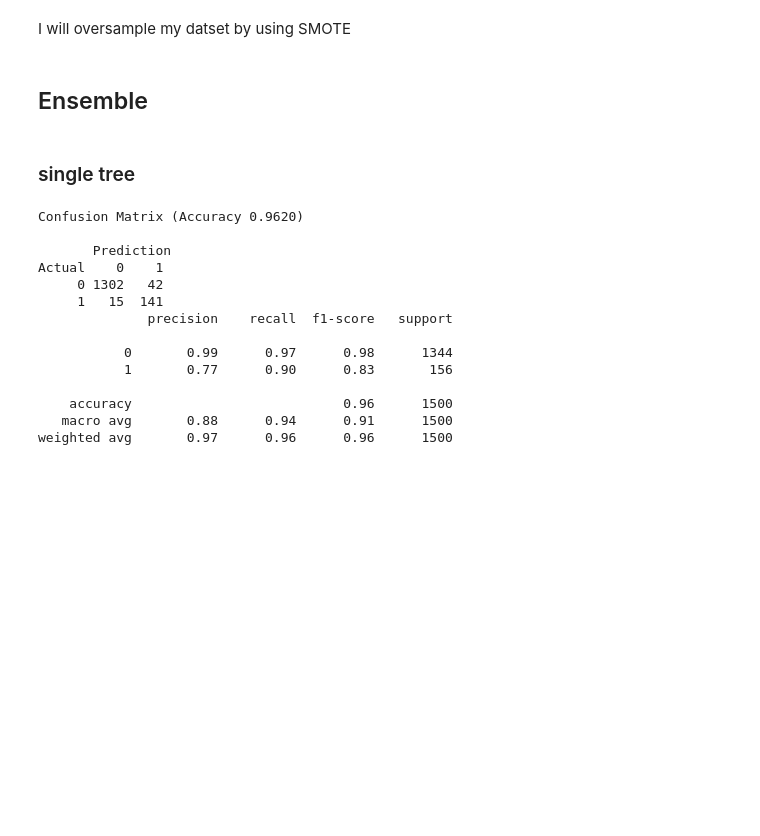
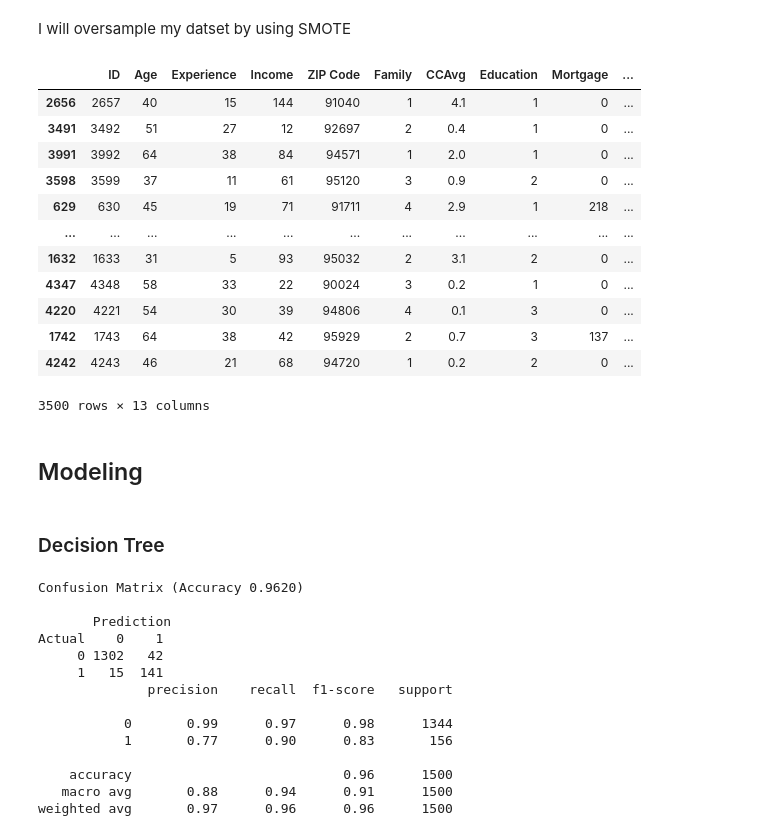
Before and after one commit to nataliafajardochaves/portfolio, a Jupyter notebook: Prediction Personal Loan Ensembles.ipynb, the cells around one changed output. Drawn from its saved outputs; the diff is of its cells as text; code cells hidden in the pictures; blank space fills up the shorter version.

```diff
--- a/Prediction Personal Loan Ensembles.ipynb
+++ b/Prediction Personal Loan Ensembles.ipynb
@@ -139,10 +132,26 @@ I will oversample my datset by using SMOTE
 from imblearn.over_sampling import SMOTE
 sm = SMOTE(random_state=301382590)
 X_res, y_res = sm.fit_resample(X_train, y_train)
+# %%
+X_train
+# %% [output]
+|  | ID | Age | Experience | Income | ZIP Code | Family | CCAvg | Education | Mortgage | ... |
+| 2656 | 2657 | 40 | 15 | 144 | 91040 | 1 | 4.1 | 1 | 0 | ... |
+| 3491 | 3492 | 51 | 27 | 12 | 92697 | 2 | 0.4 | 1 | 0 | ... |
+| 3991 | 3992 | 64 | 38 | 84 | 94571 | 1 | 2.0 | 1 | 0 | ... |
+| 3598 | 3599 | 37 | 11 | 61 | 95120 | 3 | 0.9 | 2 | 0 | ... |
+| 629 | 630 | 45 | 19 | 71 | 91711 | 4 | 2.9 | 1 | 218 | ... |
+| ... | ... | ... | ... | ... | ... | ... | ... | ... | ... | ... |
+| 1632 | 1633 | 31 | 5 | 93 | 95032 | 2 | 3.1 | 2 | 0 | ... |
+| 4347 | 4348 | 58 | 33 | 22 | 90024 | 3 | 0.2 | 1 | 0 | ... |
+| 4220 | 4221 | 54 | 30 | 39 | 94806 | 4 | 0.1 | 3 | 0 | ... |
+| 1742 | 1743 | 64 | 38 | 42 | 95929 | 2 | 0.7 | 3 | 137 | ... |
+| 4242 | 4243 | 46 | 21 | 68 | 94720 | 1 | 0.2 | 2 | 0 | ... |
+3500 rows × 13 columns
 # %% [markdown]
-## Ensemble
+## Modeling
-# %% [markdown]
-### single tree
+# %% [markdown]
+### Decision Tree
 # %%
 # Define a base regressor (Decision Tree)
 single_tree_clf = DecisionTreeClassifier(random_state=301382590)
```
Also changed, not shown: parts of 19 cells of this notebook.
